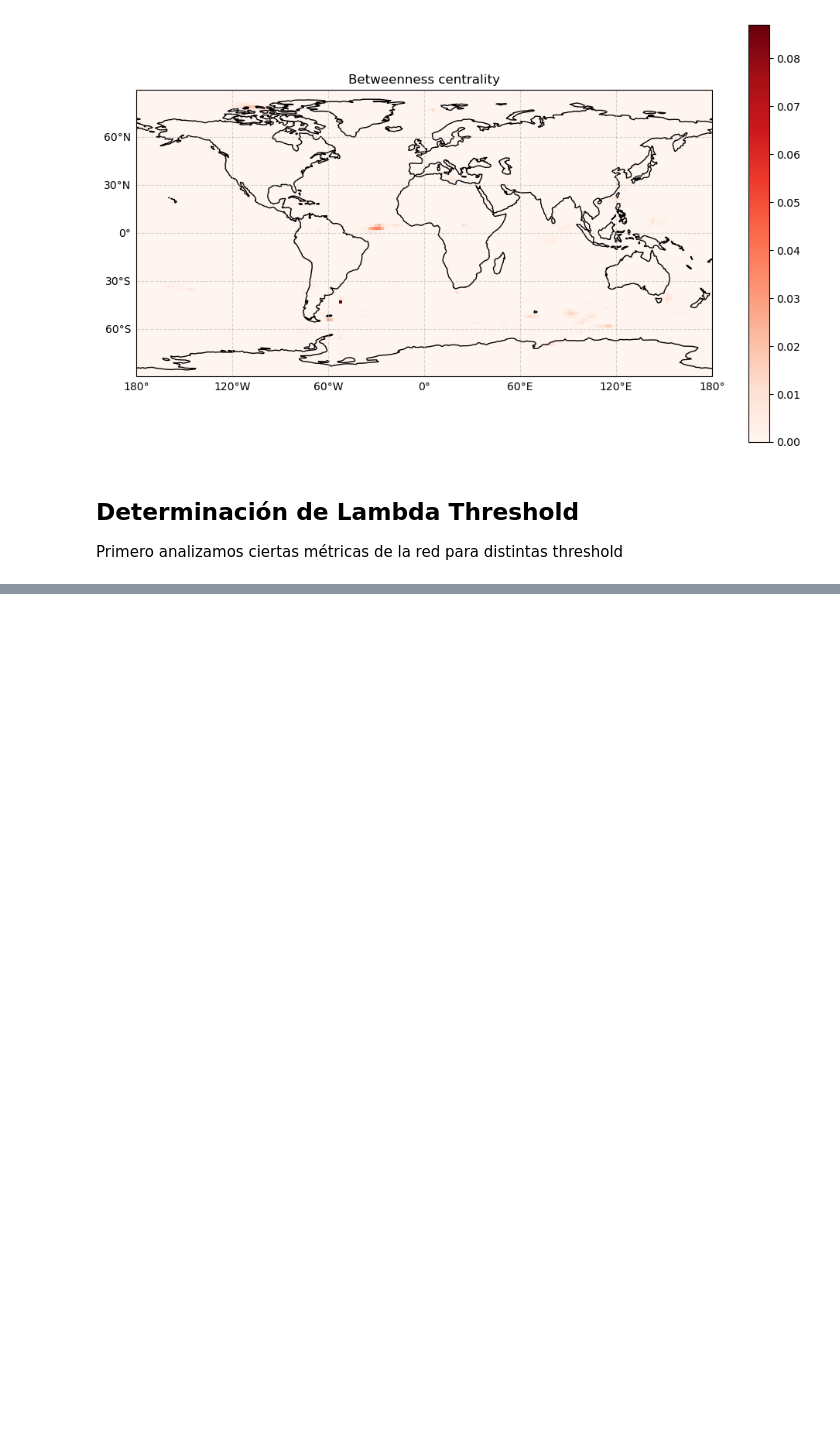
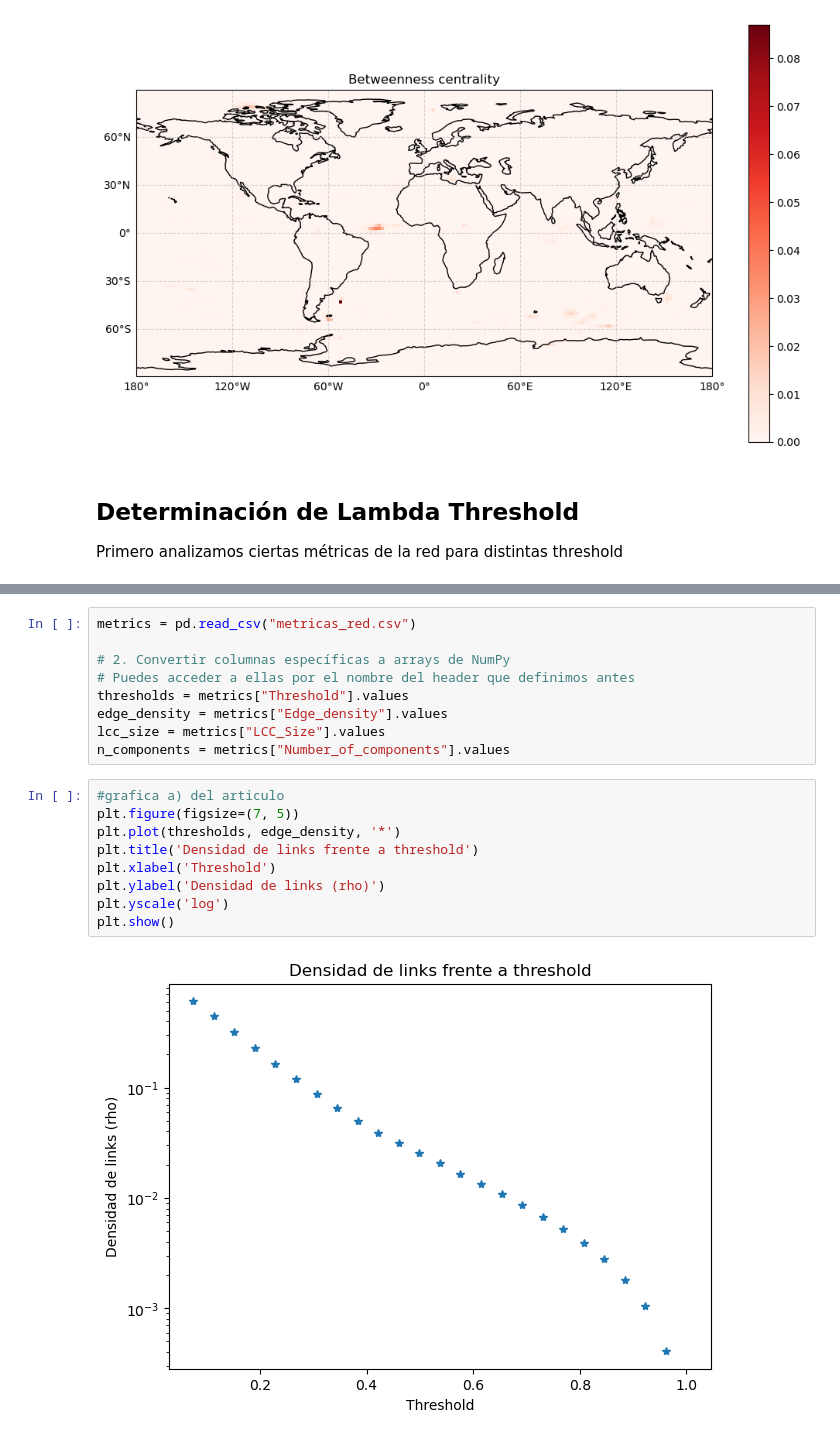
Before and after one commit to ipelayo1/TFG_Ivan, a Jupyter notebook: extract_data.ipynb, the cells around one changed output, grey strips where cells are left out. Cells and saved outputs as stored; diff of their text form; blank space fills up the shorter version.

Commit message:
graficas hechas

```diff
--- a/extract_data.ipynb
+++ b/extract_data.ipynb
@@ -757,0 +788,20 @@ with open(archivo_csv, mode='w', newline='', encoding='utf-8') as f:
+# %%
+metrics = pd.read_csv("metricas_red.csv")
+
+# 2. Convertir columnas específicas a arrays de NumPy
+# Puedes acceder a ellas por el nombre del header que definimos antes
+thresholds = metrics["Threshold"].values
+edge_density = metrics["Edge_density"].values
+lcc_size = metrics["LCC_Size"].values
+n_components = metrics["Number_of_components"].values
+# %%
+#grafica a) del articulo
+plt.figure(figsize=(7, 5))
+plt.plot(thresholds, edge_density, '*')
+plt.title('Densidad de links frente a threshold')
+plt.xlabel('Threshold')
+plt.ylabel('Densidad de links (rho)')
+plt.yscale('log')
+plt.show()
+# %% [output]
+[figure, added]
```
Also changed, not shown: parts of 5 cells of this notebook, 5 other files.
